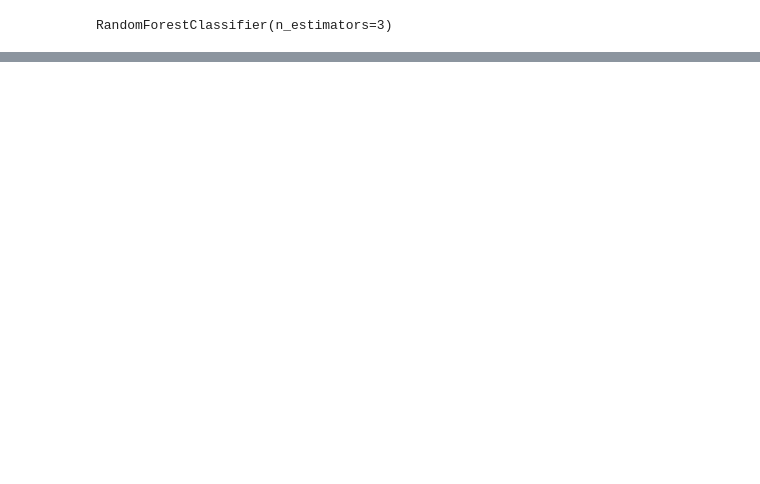
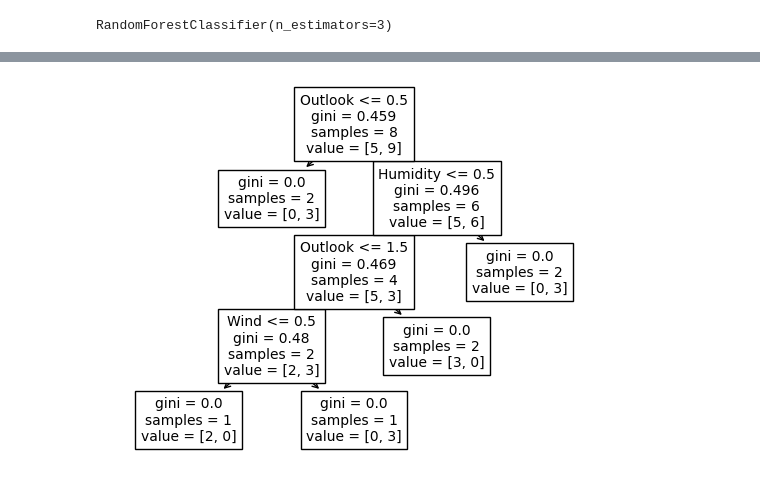
Before and after one commit to FahmidaNourin/CSE445_Machine_Learning, a Jupyter notebook: Random_Forest.ipynb, the cells around one changed output, grey strips where cells are left out. Cells and saved outputs as stored; diff of their text form; code cells hidden in the pictures; blank space fills up the shorter version.

```diff
--- a/Random_Forest.ipynb
+++ b/Random_Forest.ipynb
@@ -56,0 +111,7 @@ RandomForestClassifier(n_estimators=3)
+# %%
+import graphviz
+from sklearn import tree
+
+j = tree.plot_tree(rf.estimators_[0], feature_names=name_of_features)
+# %% [output]
+[figure, added]
```
Also changed, not shown: parts of 9 cells of this notebook.
